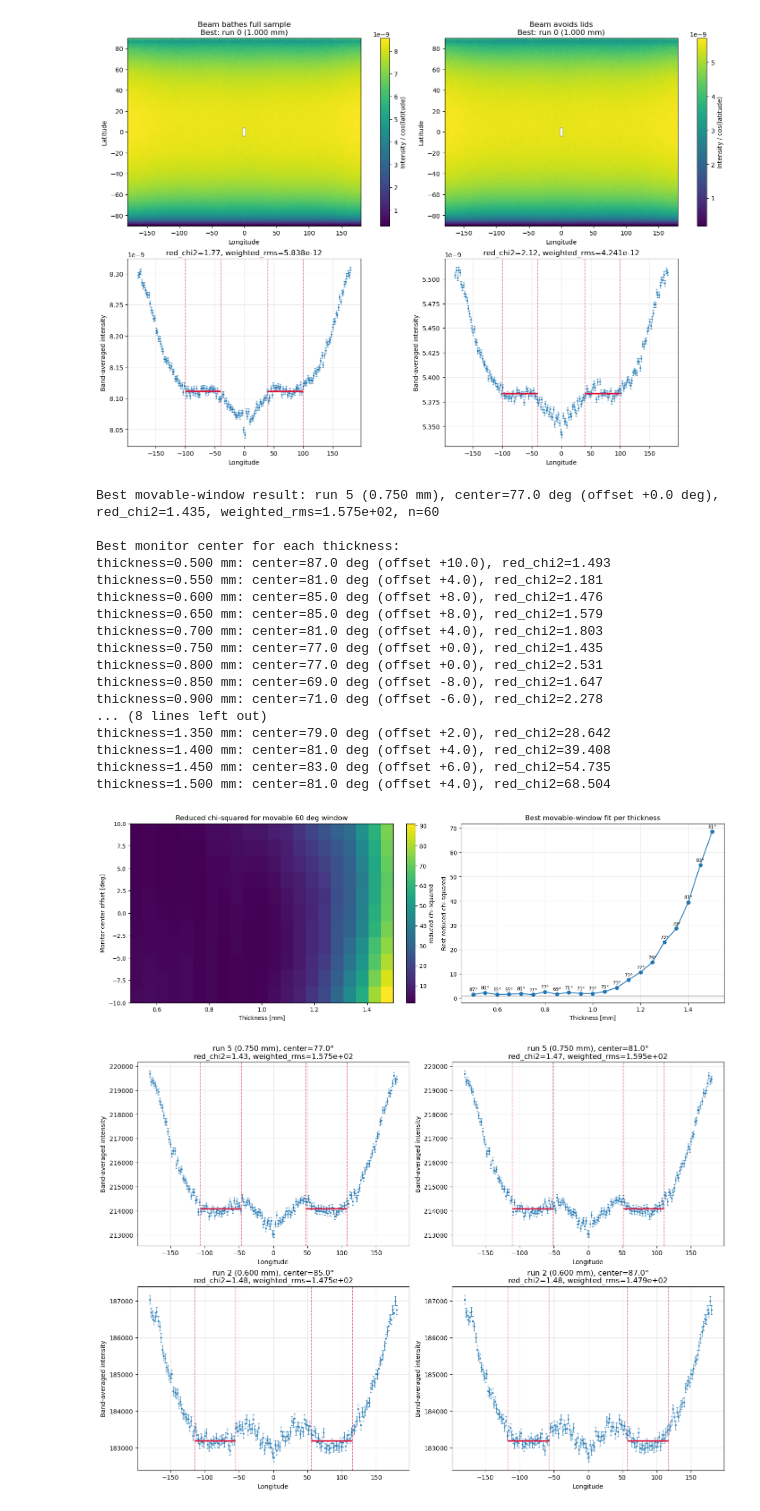
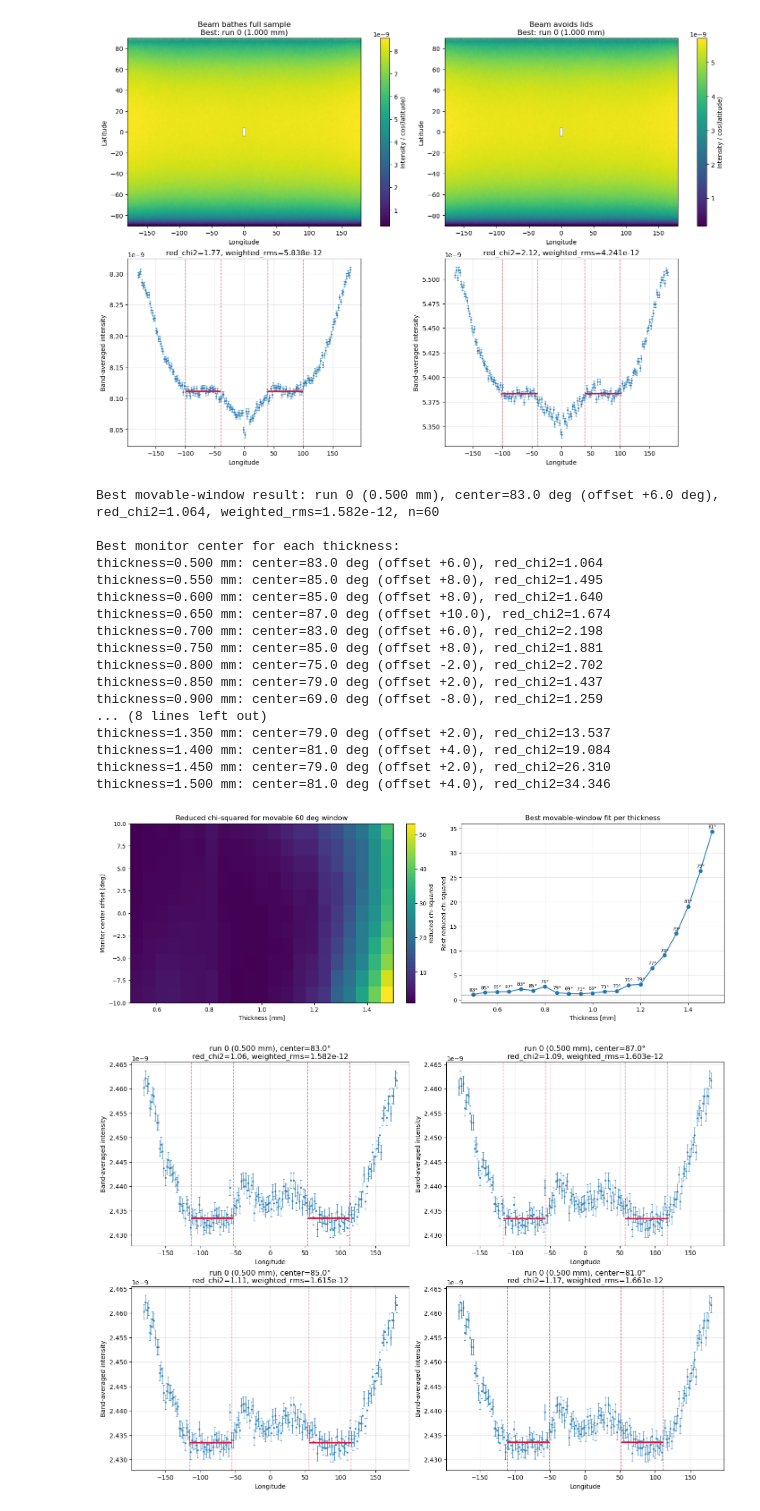
Before and after one commit to tinyThyssen/bachelor_project, a Jupyter notebook: geometry_optimization/geometry_optimization.ipynb, the cells around one changed output. Saved outputs shown, nothing was run; the diff lists cells and outputs as text; code cells hidden in the pictures.

```diff
--- a/geometry_optimization/geometry_optimization.ipynb
+++ b/geometry_optimization/geometry_optimization.ipynb
@@ -834,7 +834,7 @@ Beam avoids lids: best run 0 (1.000 mm), red_chi2=2.117, weighted_rms=4.241414e-
 # Movable 60 degree detector-window flatness test.
 # For each thickness, scan a few detector-center offsets and fit a constant
 # in the two symmetric detector windows.
-scan_root = Path('/Users/christian/Documents/Study/bachelor_project/geometry_optimization/cylinder_instrument/0p5to1p5_r5mmh5cm_bathed_nomono_1e10')
+scan_root = Path('/Users/christian/Documents/Study/bachelor_project/geometry_optimization/cylinder_instrument/0p5to1p5_r5mmh4cm_bathed_1e10')
 run_indices = list(range(21))
 thicknesses_mm = np.linspace(0.5, 1.5, len(run_indices))
 
@@ -1024,46 +1024,46 @@ fig, axs = plt.subplots(2, 2, figsize=(14, 10), constrained_layout=True)
 axs = axs.ravel()
 
 for ax, r in zip(axs, best_four):
     ax.errorbar(
         r['lon_plot'],
         r['equator_cut_plot'],
         yerr=r['equator_cut_err_plot'],
         fmt='o',
         ms=2,
         elinewidth=0.8,
         capsize=1.5,
         alpha=0.8,
     )
     ax.hlines(r['const'], r['pos_min'], r['pos_max'], color='crimson', lw=2.5, zorder=5)
     ax.hlines(r['const'], r['neg_min'], r['neg_max'], color='crimson', lw=2.5, zorder=5)
     for xline in [r['pos_min'], r['pos_max'], r['neg_min'], r['neg_max']]:
         ax.axvline(xline, color='crimson', lw=1.0, ls='--', alpha=0.6)
     ax.set_xlabel('Longitude')
     ax.set_ylabel('Band-averaged intensity')
     ax.set_title(
         f"run {r['run_idx']} ({r['thickness_mm']:.3f} mm), center={r['center_deg']:.1f}°\n"
         f"red_chi2={r['red_chi2']:.2f}, weighted_rms={r['weighted_rms']:.3e}"
     )
     ax.grid(True, alpha=0.3)
 
 plt.show()
 # %% [output]
-Best movable-window result: run 5 (0.750 mm), center=77.0 deg (offset +0.0 deg), red_chi2=1.435, weighted_rms=1.575e+02, n=60
+Best movable-window result: run 0 (0.500 mm), center=83.0 deg (offset +6.0 deg), red_chi2=1.064, weighted_rms=1.582e-12, n=60
 
 Best monitor center for each thickness:
-thickness=0.500 mm: center=87.0 deg (offset +10.0), red_chi2=1.493
-thickness=0.550 mm: center=81.0 deg (offset +4.0), red_chi2=2.181
-thickness=0.600 mm: center=85.0 deg (offset +8.0), red_chi2=1.476
-thickness=0.650 mm: center=85.0 deg (offset +8.0), red_chi2=1.579
-thickness=0.700 mm: center=81.0 deg (offset +4.0), red_chi2=1.803
-thickness=0.750 mm: center=77.0 deg (offset +0.0), red_chi2=1.435
-thickness=0.800 mm: center=77.0 deg (offset +0.0), red_chi2=2.531
-thickness=0.850 mm: center=69.0 deg (offset -8.0), red_chi2=1.647
-thickness=0.900 mm: center=71.0 deg (offset -6.0), red_chi2=2.278
+thickness=0.500 mm: center=83.0 deg (offset +6.0), red_chi2=1.064
+thickness=0.550 mm: center=85.0 deg (offset +8.0), red_chi2=1.495
+thickness=0.600 mm: center=85.0 deg (offset +8.0), red_chi2=1.640
+thickness=0.650 mm: center=87.0 deg (offset +10.0), red_chi2=1.674
+thickness=0.700 mm: center=83.0 deg (offset +6.0), red_chi2=2.198
+thickness=0.750 mm: center=85.0 deg (offset +8.0), red_chi2=1.881
+thickness=0.800 mm: center=75.0 deg (offset -2.0), red_chi2=2.702
+thickness=0.850 mm: center=79.0 deg (offset +2.0), red_chi2=1.437
+thickness=0.900 mm: center=69.0 deg (offset -8.0), red_chi2=1.259
 ... (8 lines left out)
-thickness=1.350 mm: center=79.0 deg (offset +2.0), red_chi2=28.642
-thickness=1.400 mm: center=81.0 deg (offset +4.0), red_chi2=39.408
-thickness=1.450 mm: center=83.0 deg (offset +6.0), red_chi2=54.735
-thickness=1.500 mm: center=81.0 deg (offset +4.0), red_chi2=68.504
+thickness=1.350 mm: center=79.0 deg (offset +2.0), red_chi2=13.537
+thickness=1.400 mm: center=81.0 deg (offset +4.0), red_chi2=19.084
+thickness=1.450 mm: center=79.0 deg (offset +2.0), red_chi2=26.310
+thickness=1.500 mm: center=81.0 deg (offset +4.0), red_chi2=34.346
-[figure, old version]
+[figure, new version]
-[figure, old version]
+[figure, new version]
```
Also changed, not shown: parts of 1 cell of this notebook, 7 other files.
